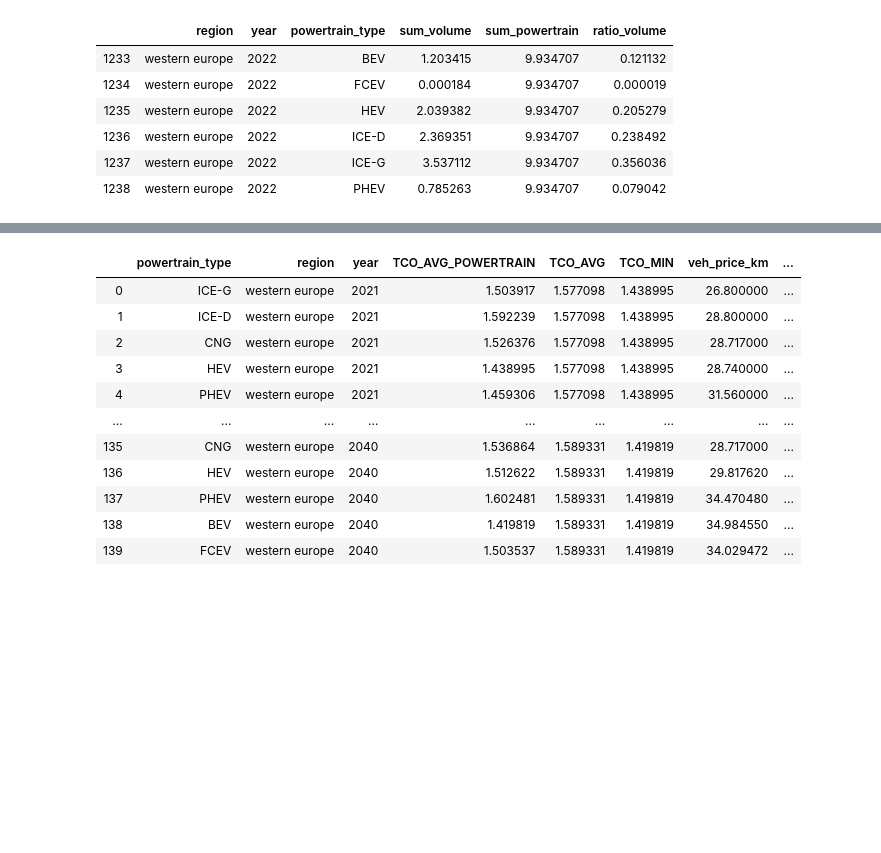
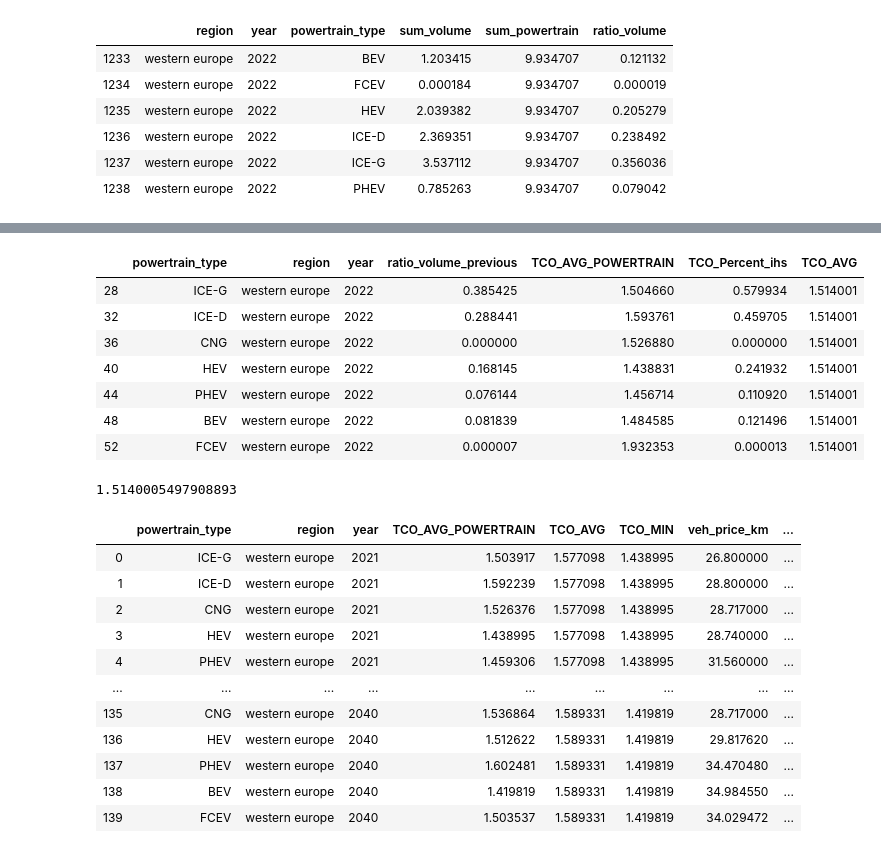
Before and after one commit to yousmaaz/powertrain-project, a Jupyter notebook: IHS_analysis.ipynb, the cells around one changed output, grey strips where cells are left out. Drawn from its saved outputs; the diff is of its cells as text; code cells hidden in the pictures; blank space fills up the shorter version.

```diff
--- a/IHS_analysis.ipynb
+++ b/IHS_analysis.ipynb
@@ -140,3 +140,19 @@ agg_volume_powertrain_per.loc[(agg_volume_powertrain_per.year == 2022) & (agg_vo
 | 1236 | western europe | 2022 | ICE-D | 2.369351 | 9.934707 | 0.238492 |
 | 1237 | western europe | 2022 | ICE-G | 3.537112 | 9.934707 | 0.356036 |
 | 1238 | western europe | 2022 | PHEV | 0.785263 | 9.934707 | 0.079042 |
+# %%
+veh_cost = pd.read_csv('data/output/veh_cost_output.csv')
+tco_data = pd.read_csv('data/output/TCO.csv')
+
+
+tco_data = pd.merge(tco_data,
+                    veh_cost[['powertrain_type', 'region', 'year', 'veh_price']],
+                    on = ['powertrain_type', 'region', 'year'])
+
+
+
+tco_data = pd.merge(tco_data,
+                    agg_volume_powertrain_per[['powertrain_type', 'region', 'year', 'ratio_volume']],
+                    on = ['powertrain_type', 'region', 'year'], how="left")
+
+tco_data['ratio_volume'] = tco_data['ratio_volume'].fillna(0)
@@ -143,3 +181,18 @@ agg_volume_powertrain_per.loc[(agg_volume_powertrain_per.year == 2022) & (agg_vo
+# %%
+tco_data.loc[:, ['powertrain_type', 'region', 'year', 'ratio_volume_previous','TCO_AVG_POWERTRAIN', 'TCO_Percent_ihs', 'TCO_AVG' ]].query("year == 2022")
+# %% [output]
+|  | powertrain_type | region | year | ratio_volume_previous | TCO_AVG_POWERTRAIN | TCO_Percent_ihs | TCO_AVG |
+| 28 | ICE-G | western europe | 2022 | 0.385425 | 1.504660 | 0.579934 | 1.514001 |
+| 32 | ICE-D | western europe | 2022 | 0.288441 | 1.593761 | 0.459705 | 1.514001 |
+| 36 | CNG | western europe | 2022 | 0.000000 | 1.526880 | 0.000000 | 1.514001 |
+| 40 | HEV | western europe | 2022 | 0.168145 | 1.438831 | 0.241932 | 1.514001 |
+| 44 | PHEV | western europe | 2022 | 0.076144 | 1.456714 | 0.110920 | 1.514001 |
+| 48 | BEV | western europe | 2022 | 0.081839 | 1.484585 | 0.121496 | 1.514001 |
+| 52 | FCEV | western europe | 2022 | 0.000007 | 1.932353 | 0.000013 | 1.514001 |
+# %%
+tco_data.loc[:, ['year','TCO_Percent_ihs']].drop_duplicates().query("year == 2022")['TCO_Percent_ihs'].sum()
+# %% [output]
+1.5140005497908893
 # %%
 veh_cost = pd.read_csv('data/output/veh_cost_output.csv')
 tco_data = pd.read_csv('data/output/TCO.csv')
```
Also changed, not shown: parts of 4 cells of this notebook, 5 other files.
